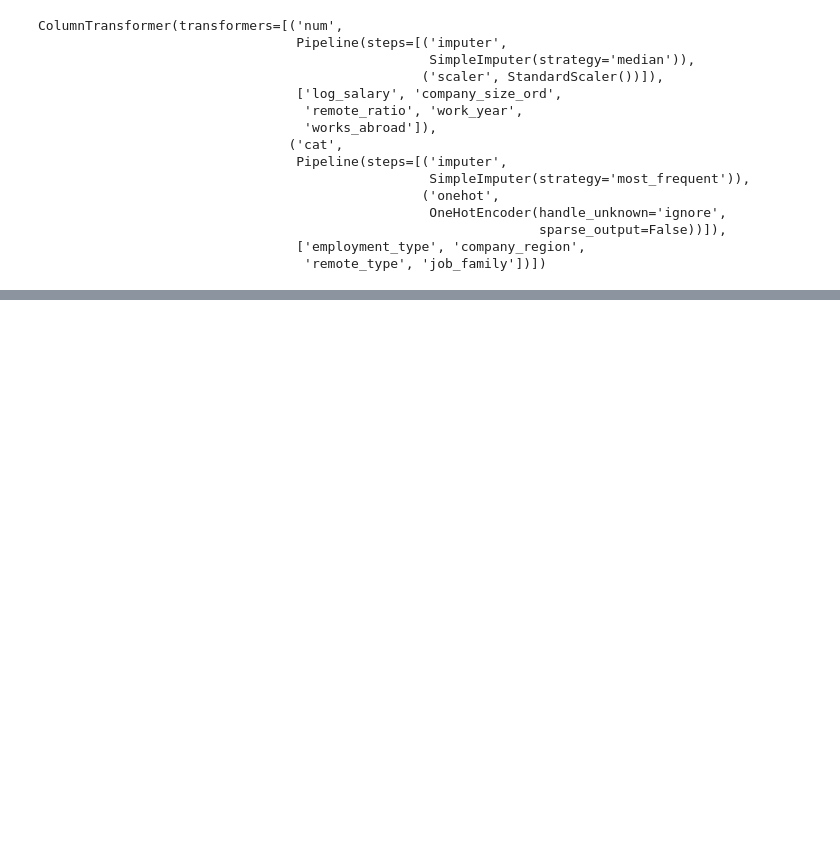
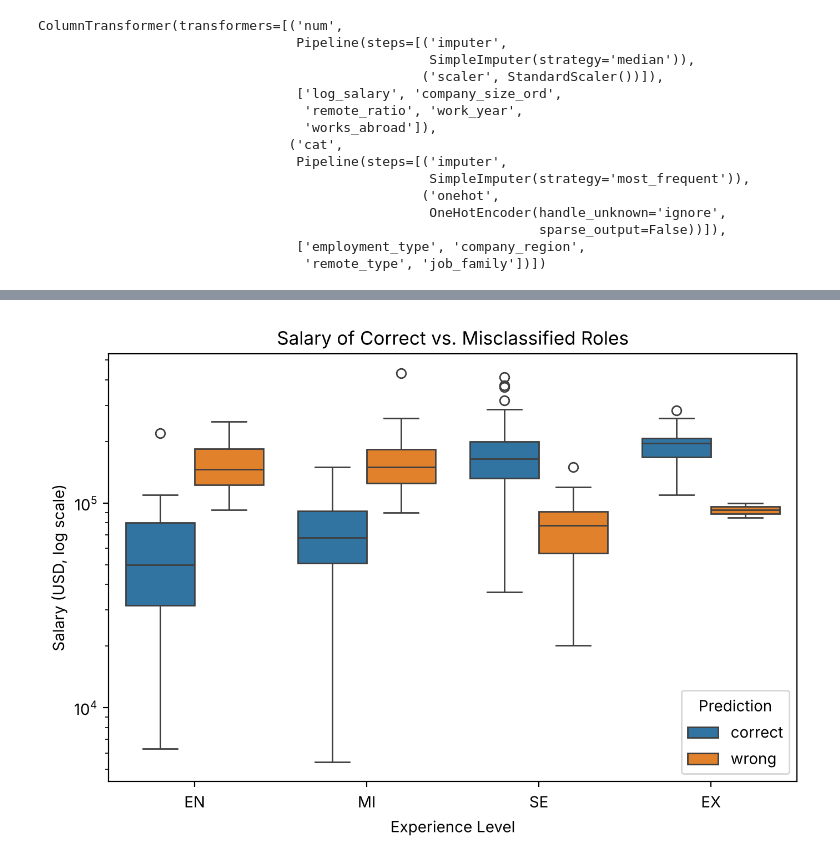
Before and after one commit to apalicepark/TCG_DSML_PRIMER, a Jupyter notebook: TCG_ML_PRIMER.ipynb, the cells around one changed output, grey strips where cells are left out. Drawn from its saved outputs; the diff is of its cells as text; code cells hidden in the pictures; blank space fills up the shorter version.

```diff
--- a/TCG_ML_PRIMER.ipynb
+++ b/TCG_ML_PRIMER.ipynb
@@ -1000,0 +1087,13 @@ By this point you would have completed the entire ML process end-to-end! At this
+# %%
+errors = X_test.copy()
+errors["actual"] = y_test.values
+errors["predicted"] = final_preds
+errors["experience_level"] = model_df.loc[X_test.index, "experience_level"]
+errors["job_title"] = model_df.loc[X_test.index, "job_title"]
+errors["salary_in_usd"] = model_df.loc[X_test.index, "salary_in_usd"]
+errors["is_wrong"] = errors["actual"] != errors["predicted"]
+
+print("Misclassified:", errors["is_wrong"].sum(), "of", len(errors))
+print()
+print("Error rate by original experience level:")
+print(errors.groupby("experience_level")["is_wrong"].mean().round(3))
@@ -1000,0 +1110,17 @@ By this point you would have completed the entire ML process end-to-end! At this
+# %%
+plt.figure(figsize=(8, 5))
+sns.boxplot(
+    data=errors,
+    x="experience_level",
+    y="salary_in_usd",
+    hue=errors["is_wrong"].map({False: "correct", True: "wrong"}),
+    order=["EN", "MI", "SE", "EX"]
+)
+plt.yscale("log")
+plt.title("Salary of Correct vs. Misclassified Roles")
+plt.xlabel("Experience Level")
+plt.ylabel("Salary (USD, log scale)")
+plt.legend(title="Prediction")
+plt.show()
+# %% [output]
+[figure, added]
```
Also changed, not shown: parts of 58 cells of this notebook.
